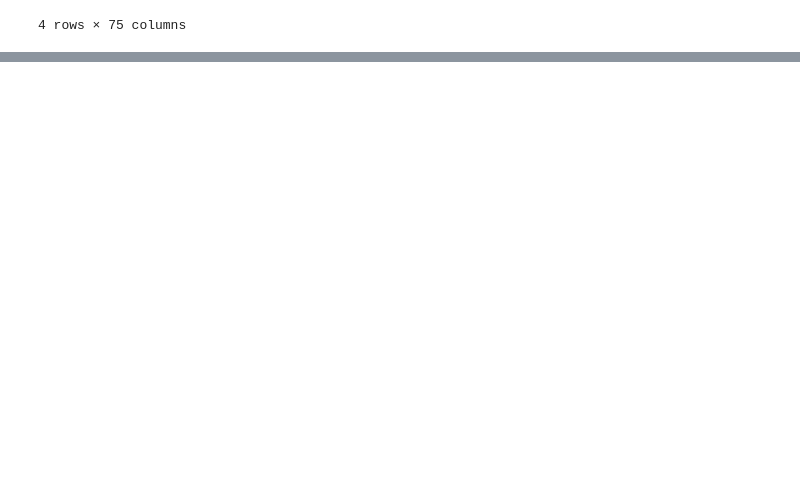
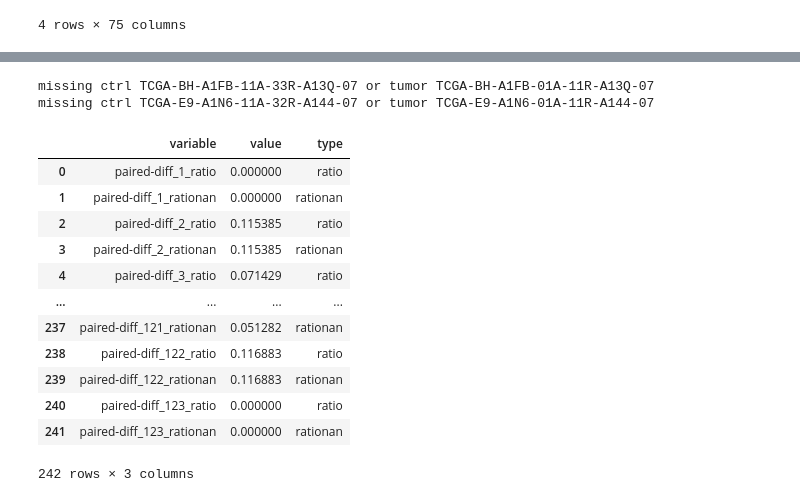
Before and after one commit to CCSB-DFCI/TF_isoforms_paper, a Jupyter notebook: src/dn_brca.ipynb, the cells around one changed output, grey strips where cells are left out. Cells and saved outputs as stored; diff of their text form; code cells hidden in the pictures; blank space fills up the shorter version.

```diff
--- a/src/dn_brca.ipynb
+++ b/src/dn_brca.ipynb
@@ -638,0 +587,3 @@ dn_data_exp[dn_data_exp["dn_cat"].isin(["rewire", "DN"])][["tf1p0_id", "dn_cat",
+# %%
+pancan = pd.read_table("../data/external/PanCan_PKNOX1_w_header.txt")
+pancan.head()
@@ -638,0 +594,6 @@ dn_data_exp[dn_data_exp["dn_cat"].isin(["rewire", "DN"])][["tf1p0_id", "dn_cat",
+# %%
+cols = ["event_id", "event_type", "event_chr", "event_coordinates", "alt_region_coordinates", "gene_name"]
+samp_cols = [x.split(".")[0] for x in pancan.columns if x.startswith("TCGA")]
+new_cols = cols + samp_cols
+pancan.columns = new_cols
+pancan.head()
@@ -638,0 +604,29 @@ dn_data_exp[dn_data_exp["dn_cat"].isin(["rewire", "DN"])][["tf1p0_id", "dn_cat",
+# %%
+for i, row in tcga_paired.iterrows():
+    try:
+        pancan["paired-diff_%s_ratio" % (i+1)] = pancan[row.tcga_id_tumor]-pancan[row.tcga_id_ctrl]
+        pancan["paired-diff_%s_rationan" % (i+1)] = pancan[row.tcga_id_tumor].fillna(0)-pancan[row.tcga_id_ctrl].fillna(0)
+    except KeyError:
+        print("missing ctrl %s or tumor %s" % (row.tcga_id_ctrl, row.tcga_id_tumor))
+# %% [output]
+missing ctrl TCGA-BH-A1FB-11A-33R-A13Q-07 or tumor TCGA-BH-A1FB-01A-11R-A13Q-07
+missing ctrl TCGA-E9-A1N6-11A-32R-A144-07 or tumor TCGA-E9-A1N6-01A-11R-A144-07
+# %%
+diff_cols = [x for x in pancan.columns if "paired-diff" in x]
+pancan_m = pd.melt(pancan[diff_cols])
+pancan_m["type"] = pancan_m['variable'].apply(lambda row: row.split('_')[-1])
+pancan_m
+# %% [output]
+|  | variable | value | type |
+| 0 | paired-diff_1_ratio | 0.000000 | ratio |
+| 1 | paired-diff_1_rationan | 0.000000 | rationan |
+| 2 | paired-diff_2_ratio | 0.115385 | ratio |
+| 3 | paired-diff_2_rationan | 0.115385 | rationan |
+| 4 | paired-diff_3_ratio | 0.071429 | ratio |
+| ... | ... | ... | ... |
+| 237 | paired-diff_121_rationan | 0.051282 | rationan |
+| 238 | paired-diff_122_ratio | 0.116883 | ratio |
+| 239 | paired-diff_122_rationan | 0.116883 | rationan |
+| 240 | paired-diff_123_ratio | 0.000000 | ratio |
+| 241 | paired-diff_123_rationan | 0.000000 | rationan |
+242 rows × 3 columns
```
Also changed, not shown: parts of 24 cells of this notebook, 22 other files.
